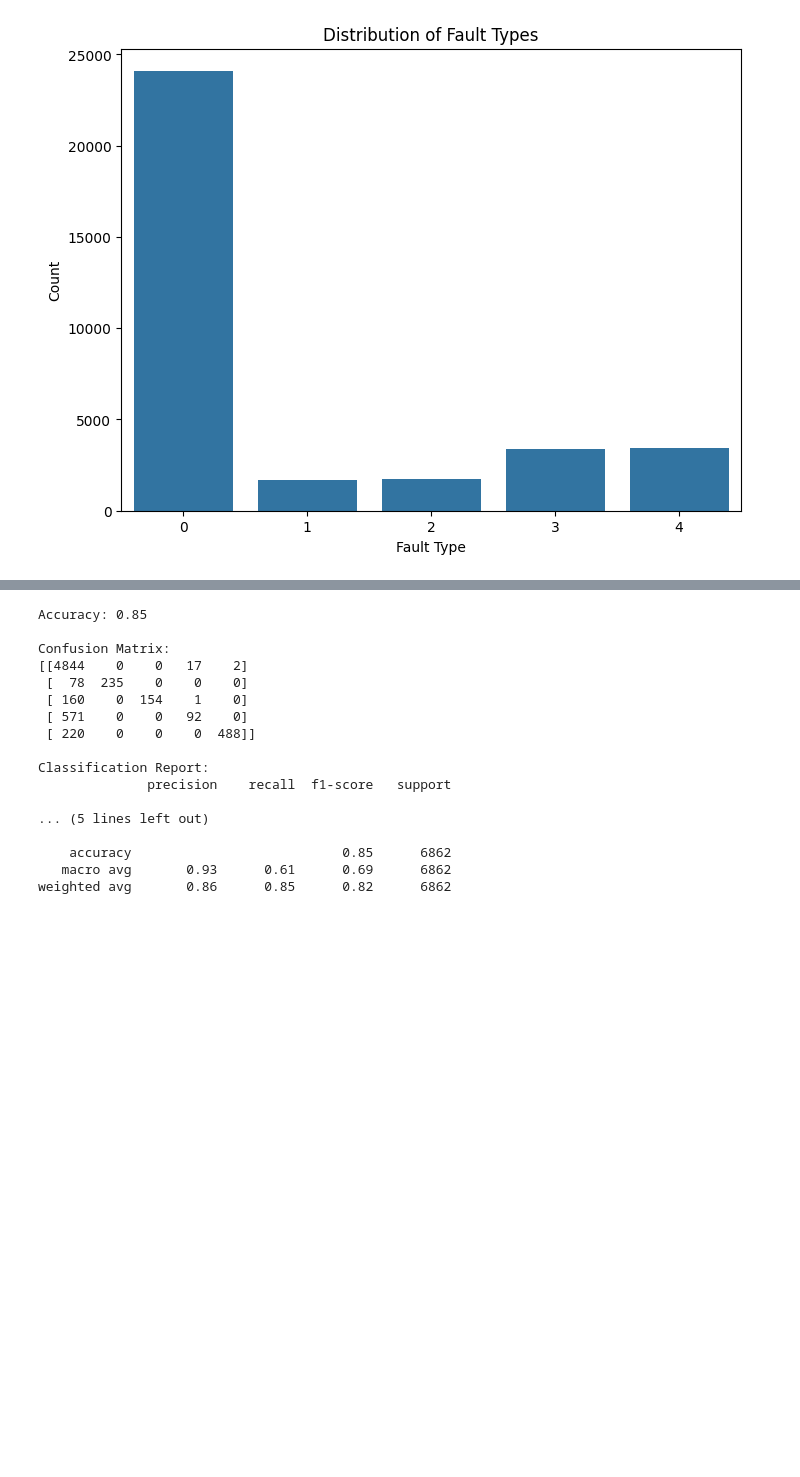
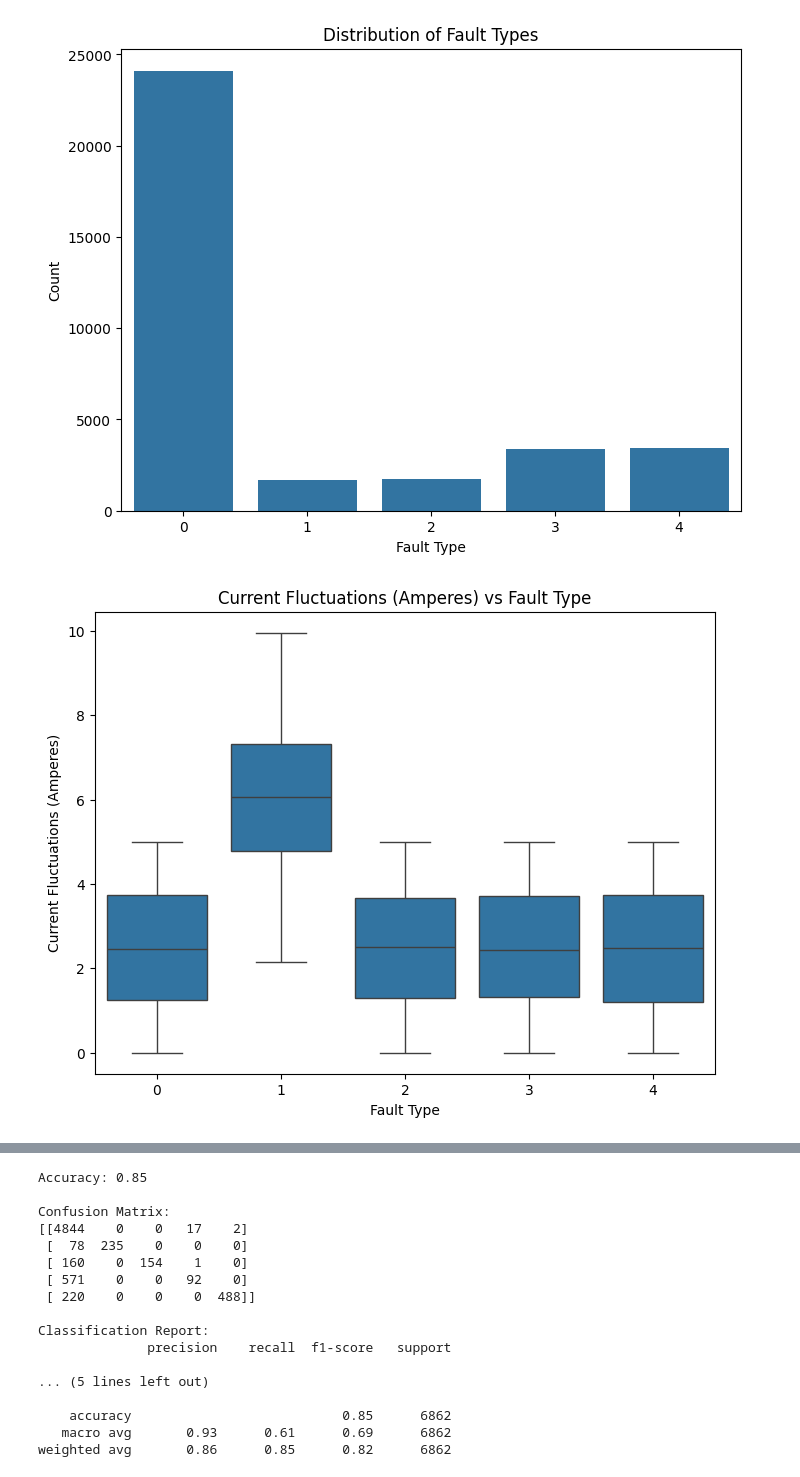
Before and after one commit to Gl0004/Hackathon-October, a Jupyter notebook: script/lamp_failure_detection.ipynb, the cells around one changed output, grey strips where cells are left out. Saved outputs shown, nothing was run; the diff lists cells and outputs as text; code cells hidden in the pictures; blank space fills up the shorter version.

Commit message:
Ajout boxplot et modèle régression linéaire

```diff
--- a/script/lamp_failure_detection.ipynb
+++ b/script/lamp_failure_detection.ipynb
@@ -14,6 +16,6 @@ from sklearn.metrics import accuracy_score, classification_report, confusion_mat
 # %%
 # Définition du chemin vers le fichier CSV
-file_path = '../landing/street_light_fault_prediction_dataset.csv'
+file_path = 'data/street_light_fault_prediction_dataset.csv'
 
 # Chargement du dataset
 df = pd.read_csv(file_path)
@@ -79,3 +81,21 @@ plt.ylabel("Count")
 plt.show()
 # %% [output]
 [figure]
+# %%
+# Visualisation de la relation entre le type de panne et les fluctuations de courant
+plt.figure(figsize=(8, 6))  # Définition de la taille du graphique
+
+# Création d’un boxplot pour visualiser la distribution des fluctuations de courant (ampères) en fonction des différents types de pannes (fault_type)
+sns.boxplot(x='fault_type', y='current_fluctuations (Amperes)', data=df)
+
+# Ajout d’un titre
+plt.title("Current Fluctuations (Amperes) vs Fault Type")
+
+# Étiquettes des axes
+plt.xlabel("Fault Type")  # Axe X : les différents types de pannes
+plt.ylabel("Current Fluctuations (Amperes)")  # Axe Y : intensité du courant
+
+# Affichage du graphique
+plt.show()
+# %% [output]
+[figure, added]
```
Also changed, not shown: parts of 15 cells of this notebook.
